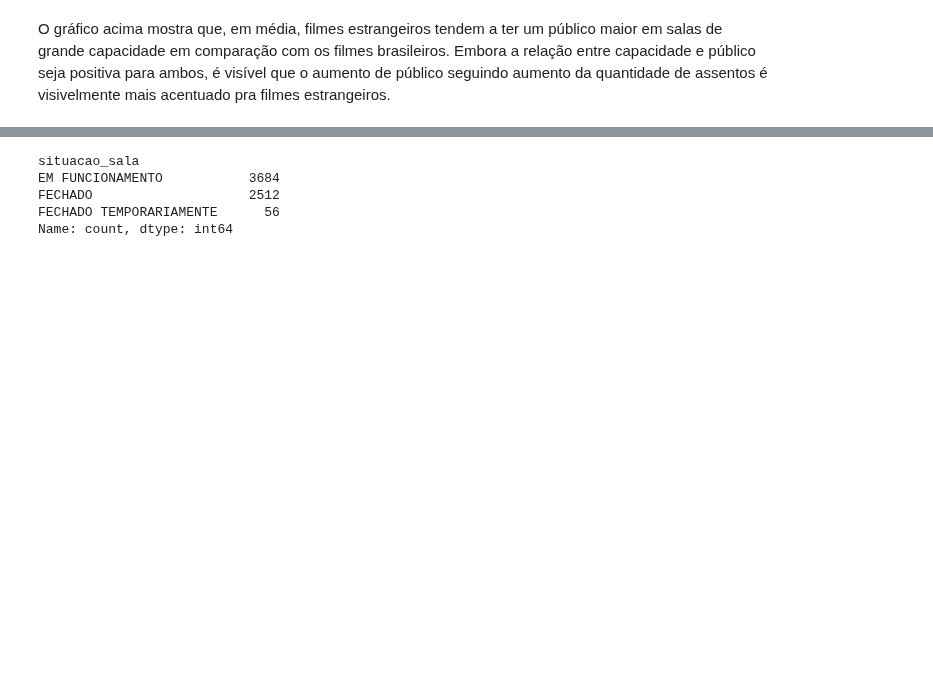
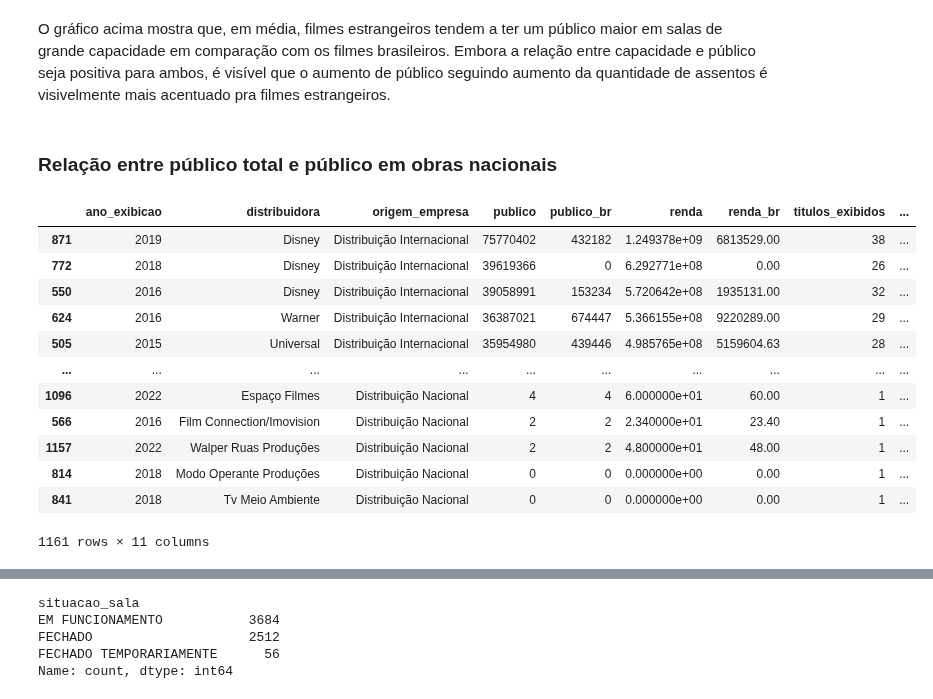
Before and after one commit to JamesIslan/analise-dados-ancine, a Jupyter notebook: src/analise/analise-distribuidoras.ipynb, the cells around one changed output, grey strips where cells are left out. Drawn from its saved outputs; the diff is of its cells as text; code cells hidden in the pictures; blank space fills up the shorter version.

```diff
--- a/src/analise/analise-distribuidoras.ipynb
+++ b/src/analise/analise-distribuidoras.ipynb
@@ -308,2 +309,20 @@ plt.show()
 # %% [markdown]
 O gráfico acima mostra que, em média, filmes estrangeiros tendem a ter um público maior em salas de grande capacidade em comparação com os filmes brasileiros. Embora a relação entre capacidade e público seja positiva para ambos, é visível que o aumento de público seguindo aumento da quantidade de assentos é visivelmente mais acentuado pra filmes estrangeiros.
+# %% [markdown]
+### Relação entre público total e público em obras nacionais
+# %%
+df_list.sort_values(by='publico', ascending=False)
+# %% [output]
+|  | ano_exibicao | distribuidora | origem_empresa | publico | publico_br | renda | renda_br | titulos_exibidos | ... |
+| 871 | 2019 | Disney | Distribuição Internacional | 75770402 | 432182 | 1.249378e+09 | 6813529.00 | 38 | ... |
+| 772 | 2018 | Disney | Distribuição Internacional | 39619366 | 0 | 6.292771e+08 | 0.00 | 26 | ... |
+| 550 | 2016 | Disney | Distribuição Internacional | 39058991 | 153234 | 5.720642e+08 | 1935131.00 | 32 | ... |
+| 624 | 2016 | Warner | Distribuição Internacional | 36387021 | 674447 | 5.366155e+08 | 9220289.00 | 29 | ... |
+| 505 | 2015 | Universal | Distribuição Internacional | 35954980 | 439446 | 4.985765e+08 | 5159604.63 | 28 | ... |
+| ... | ... | ... | ... | ... | ... | ... | ... | ... | ... |
+| 1096 | 2022 | Espaço Filmes | Distribuição Nacional | 4 | 4 | 6.000000e+01 | 60.00 | 1 | ... |
+| 566 | 2016 | Film Connection/Imovision | Distribuição Nacional | 2 | 2 | 2.340000e+01 | 23.40 | 1 | ... |
+| 1157 | 2022 | Walper Ruas Produções | Distribuição Nacional | 2 | 2 | 4.800000e+01 | 48.00 | 1 | ... |
+| 814 | 2018 | Modo Operante Produções | Distribuição Nacional | 0 | 0 | 0.000000e+00 | 0.00 | 1 | ... |
+| 841 | 2018 | Tv Meio Ambiente | Distribuição Nacional | 0 | 0 | 0.000000e+00 | 0.00 | 1 | ... |
+1161 rows × 11 columns
```
Also changed, not shown: parts of 7 cells of this notebook.
